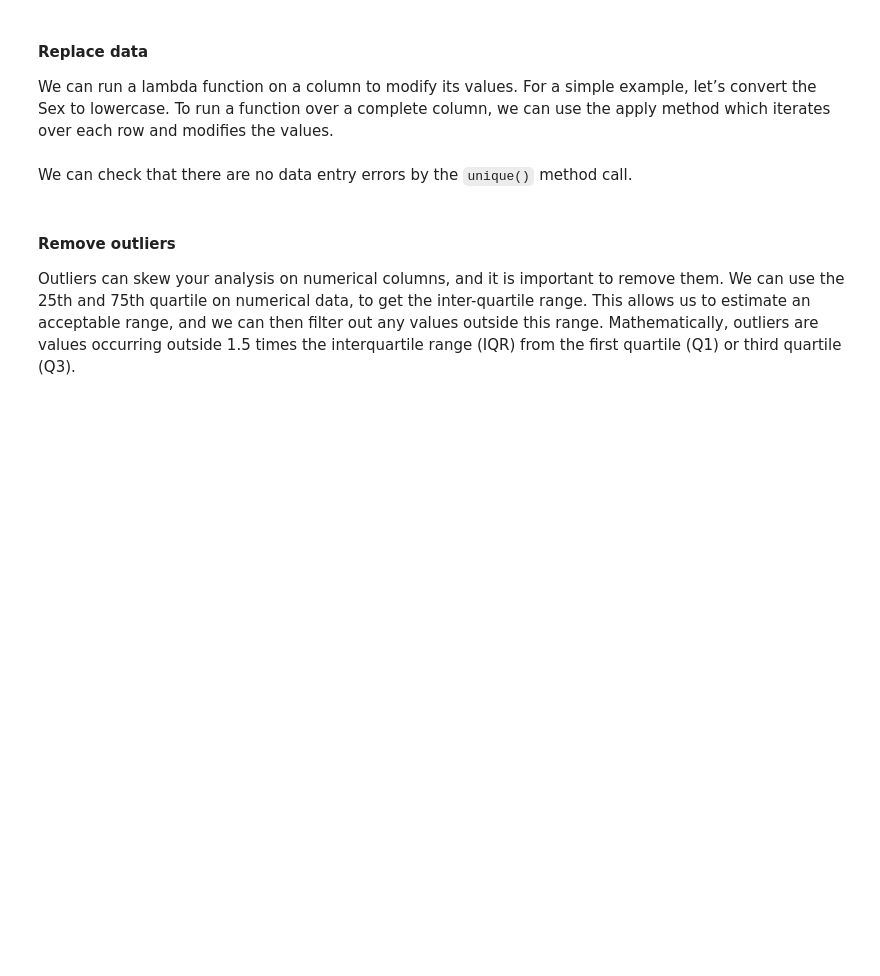
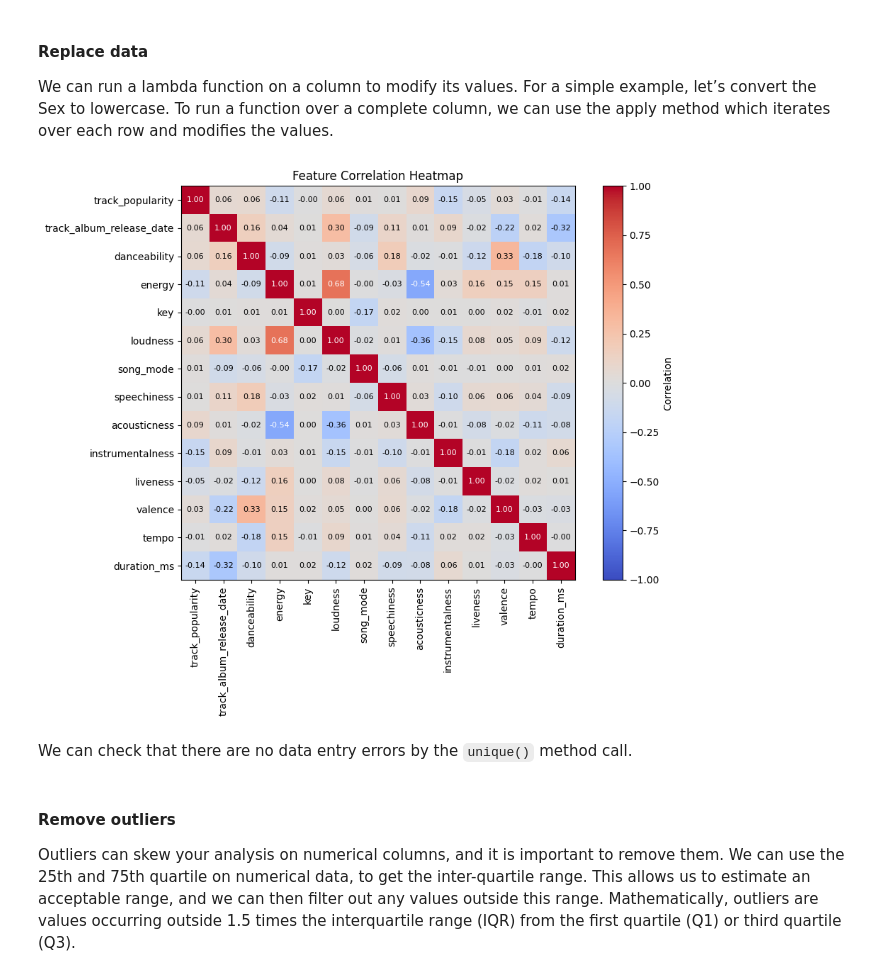
Before and after one commit to TempeHS/2026SE_MLOPSTask_Xavier.P, a Jupyter notebook: 2.Model_Development/2.1.Data_Wrangling/2.1.2.data_wrangling.ipynb, the cells around one changed output. Drawn from its saved outputs; the diff is of its cells as text; code cells hidden in the pictures; blank space fills up the shorter version.

```diff
--- a/2.Model_Development/2.1.Data_Wrangling/2.1.2.data_wrangling.ipynb
+++ b/2.Model_Development/2.1.Data_Wrangling/2.1.2.data_wrangling.ipynb
@@ -59,3 +60,6 @@ Index(['track_popularity', 'track_album_release_date', 'playlist_genre',
        'mode', 'speechiness', 'acousticness', 'instrumentalness', 'liveness',
        'valence', 'tempo', 'duration_ms'],
       dtype='str')
+# %%
+data_frame = data_frame.rename(columns={"mode": "song_mode"})
+data_frame.columns
@@ -153,3 +167,14 @@ Data columns (total 16 columns):
  15  duration_ms               32829 non-null  int64
 dtypes: float64(9), int64(4), str(3)
 memory usage: 4.3 MB
+# %%
+data_frame["track_album_release_date"] = pd.to_datetime(
+    data_frame["track_album_release_date"], format="mixed"
+).dt.year
+
+data_frame["track_album_release_date"] = data_frame["track_album_release_date"].fillna(
+    data_frame["track_album_release_date"].mean()
+)
+
+print(data_frame["track_album_release_date"].unique())
+print(data_frame.track_album_release_date.info())
@@ -157,5 +197,25 @@ memory usage: 4.3 MB
 #### Replace data
 
 We can run a lambda function on a column to modify its values. For a simple example, let’s convert the Sex to lowercase. To run a function over a complete column, we can use the apply method which iterates over each row and modifies the values.
+# %%
+corr = data_frame.select_dtypes(include="number").corr()
+
+plt.figure(figsize=(10, 8))
+plt.imshow(corr, cmap="coolwarm", vmin=-1, vmax=1)
+plt.colorbar(label="Correlation")
+plt.xticks(range(len(corr.columns)), corr.columns, rotation=90)
+plt.yticks(range(len(corr.columns)), corr.columns)
+for i in range(len(corr.index)):
+    for j in range(len(corr.columns)):
+        value = corr.iloc[i, j]
+        text_color = "white" if abs(value) > 0.5 else "black"
+        plt.text(
+            j, i, f"{value:.2f}", ha="center", va="center", color=text_color, fontsize=8
+        )
+plt.title("Feature Correlation Heatmap")
+plt.tight_layout()
+plt.show()
+# %% [output]
+[figure, added]
 # %% [markdown]
 We can check that there are no data entry errors by the `unique()` method call.
```
Also changed, not shown: parts of 9 cells of this notebook, 5 other files.
